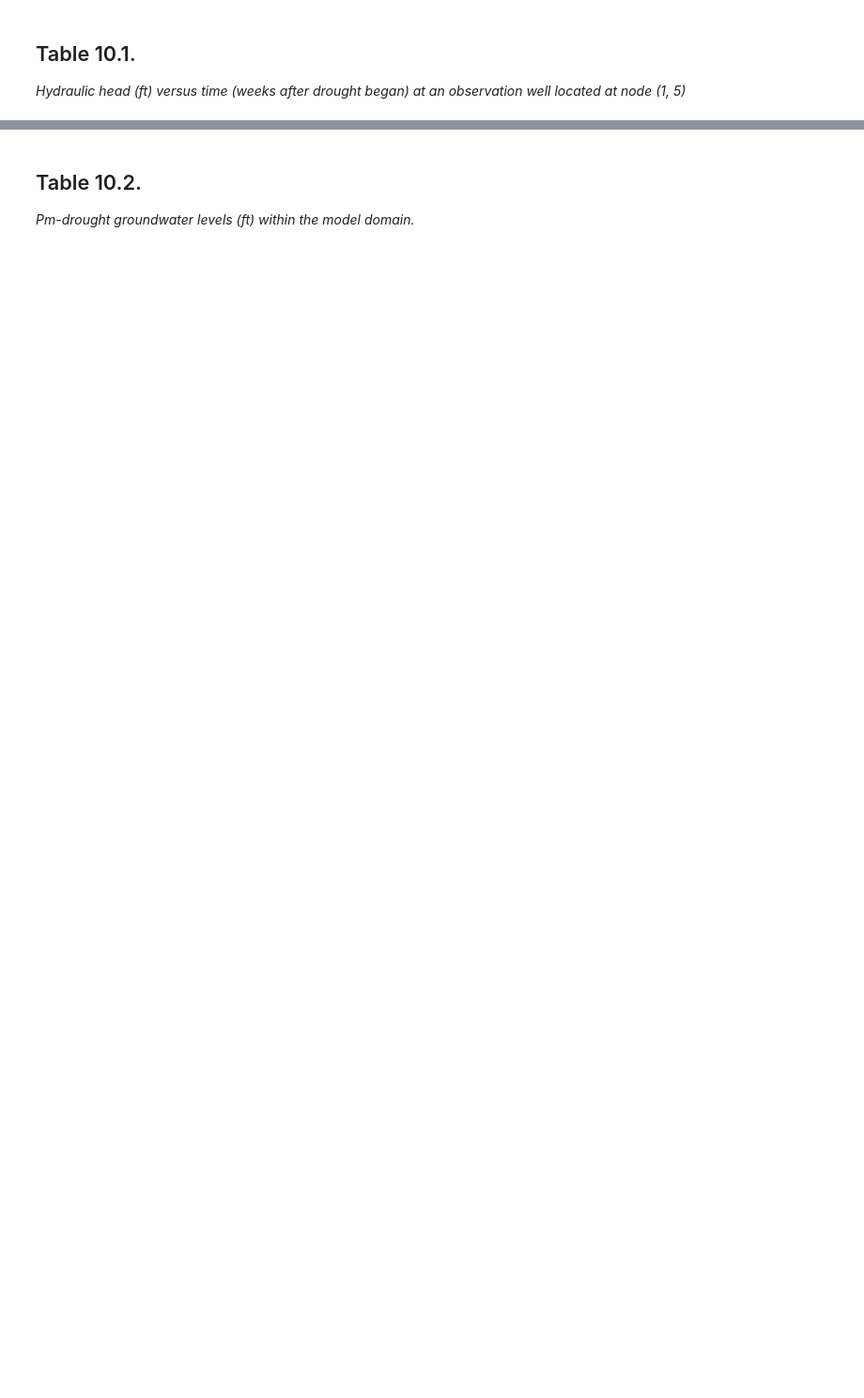
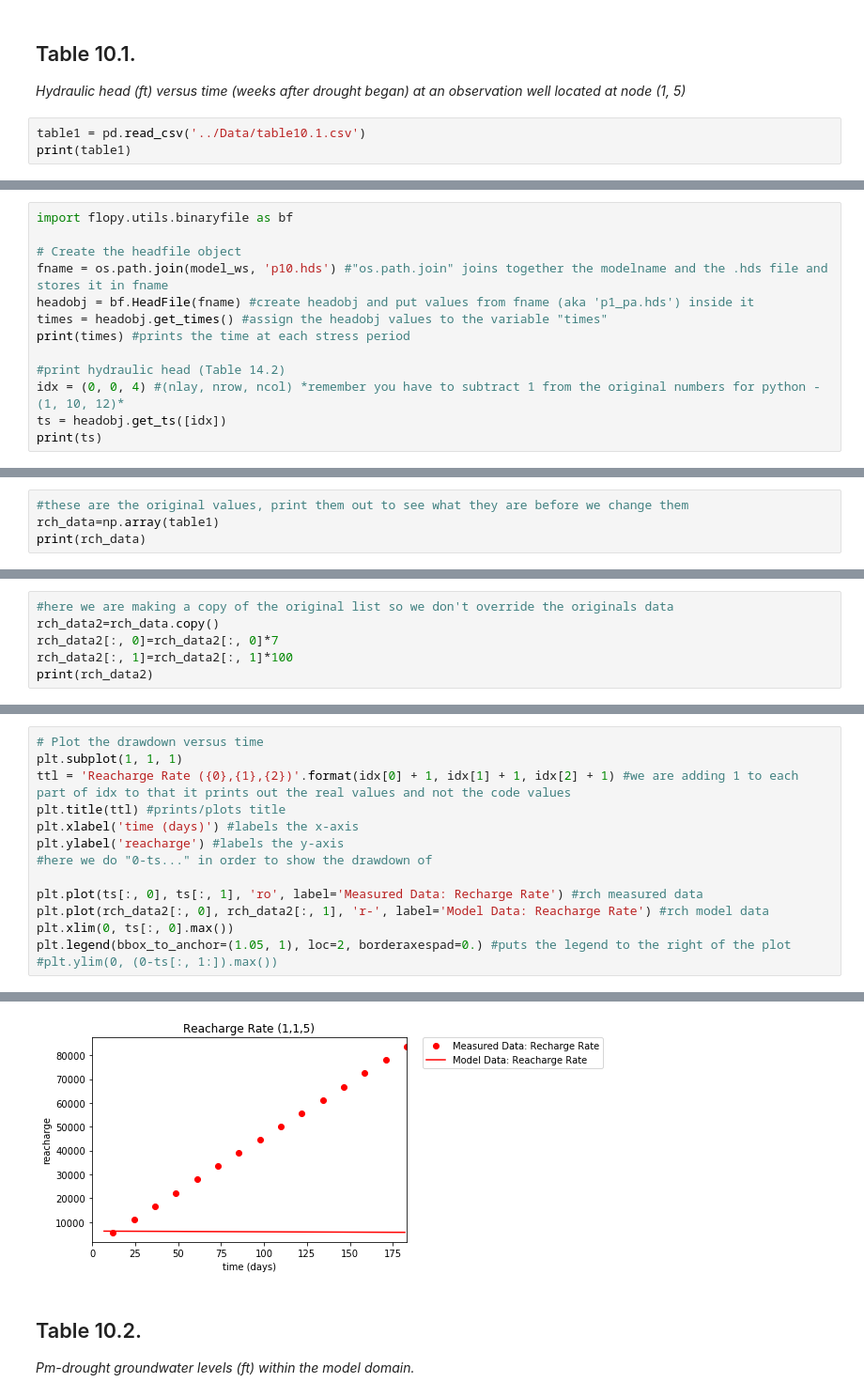
Before and after one commit to jordw22/modflow_epa, a Jupyter notebook: Notebooks/Problem 10 - Transient Calibration.ipynb, the cells around one changed output, grey strips where cells are left out. Shown: that part at 94% size. Saved outputs shown, nothing was run; the diff lists cells and outputs as text; blank space fills up the shorter version.

```diff
--- a/Notebooks/Problem 10 - Transient Calibration.ipynb
+++ b/Notebooks/Problem 10 - Transient Calibration.ipynb
@@ -56,3 +172,6 @@ print(pr)
 # %% [markdown]
 ## Table 10.1.
 _Hydraulic head (ft) versus time (weeks after drought began) at an observation well located at node (1, 5)_
+# %%
+table1 = pd.read_csv('../Data/table10.1.csv')
+print(table1)
@@ -58,0 +198,13 @@ _Hydraulic head (ft) versus time (weeks after drought began) at an observation w
+# %%
+import flopy.utils.binaryfile as bf
+
+# Create the headfile object
+fname = os.path.join(model_ws, 'p10.hds') #"os.path.join" joins together the modelname and the .hds file and stores it in fname
+headobj = bf.HeadFile(fname) #create headobj and put values from fname (aka 'p1_pa.hds') inside it
+times = headobj.get_times() #assign the headobj values to the variable "times"
+print(times) #prints the time at each stress period
+
+#print hydraulic head (Table 14.2)
+idx = (0, 0, 4) #(nlay, nrow, ncol) *remember you have to subtract 1 from the original numbers for python - (1, 10, 12)*
+ts = headobj.get_ts([idx])
+print(ts)
@@ -58,0 +230,4 @@ _Hydraulic head (ft) versus time (weeks after drought began) at an observation w
+# %%
+#these are the original values, print them out to see what they are before we change them
+rch_data=np.array(table1)
+print(rch_data)
@@ -58,0 +252,6 @@ _Hydraulic head (ft) versus time (weeks after drought began) at an observation w
+# %%
+#here we are making a copy of the original list so we don't override the originals data
+rch_data2=rch_data.copy()
+rch_data2[:, 0]=rch_data2[:, 0]*7
+rch_data2[:, 1]=rch_data2[:, 1]*100
+print(rch_data2)
@@ -58,0 +276,15 @@ _Hydraulic head (ft) versus time (weeks after drought began) at an observation w
+# %%
+# Plot the drawdown versus time
+plt.subplot(1, 1, 1)
+ttl = 'Reacharge Rate ({0},{1},{2})'.format(idx[0] + 1, idx[1] + 1, idx[2] + 1) #we are adding 1 to each part of idx to that it prints out the real values and not the code values
+plt.title(ttl) #prints/plots title
+plt.xlabel('time (days)') #labels the x-axis
+plt.ylabel('reacharge') #labels the y-axis
+#here we do "0-ts..." in order to show the drawdown of
+
+plt.plot(ts[:, 0], ts[:, 1], 'ro', label='Measured Data: Recharge Rate') #rch measured data
+plt.plot(rch_data2[:, 0], rch_data2[:, 1], 'r-', label='Model Data: Reacharge Rate') #rch model data
+plt.xlim(0, ts[:, 0].max())
+plt.legend(bbox_to_anchor=(1.05, 1), loc=2, borderaxespad=0.) #puts the legend to the right of the plot
+#plt.ylim(0, (0-ts[:, 1:]).max())
+# %% [output]
@@ -59,3 +292,4 @@ _Hydraulic head (ft) versus time (weeks after drought began) at an observation w
+[figure, added]
 # %% [markdown]
 ## Table 10.2.
 _Pm-drought groundwater levels (ft) within the model domain._
```
Also changed, not shown: parts of 23 cells of this notebook, 3 other files.
